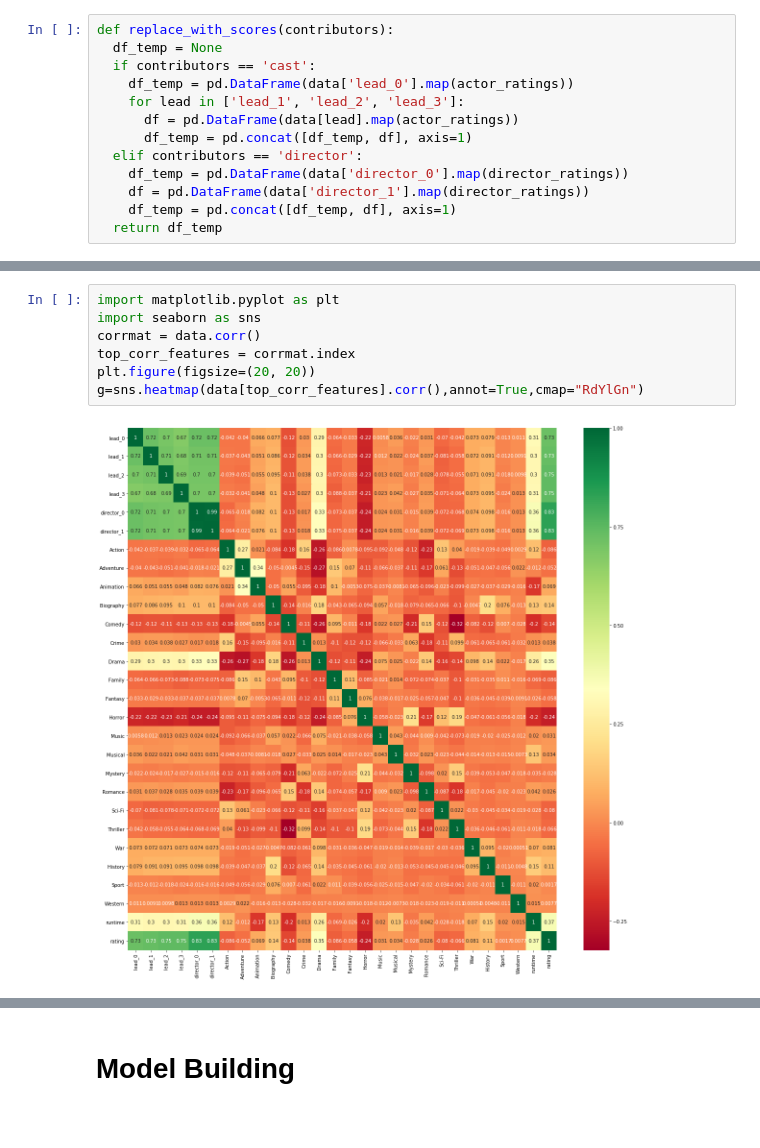
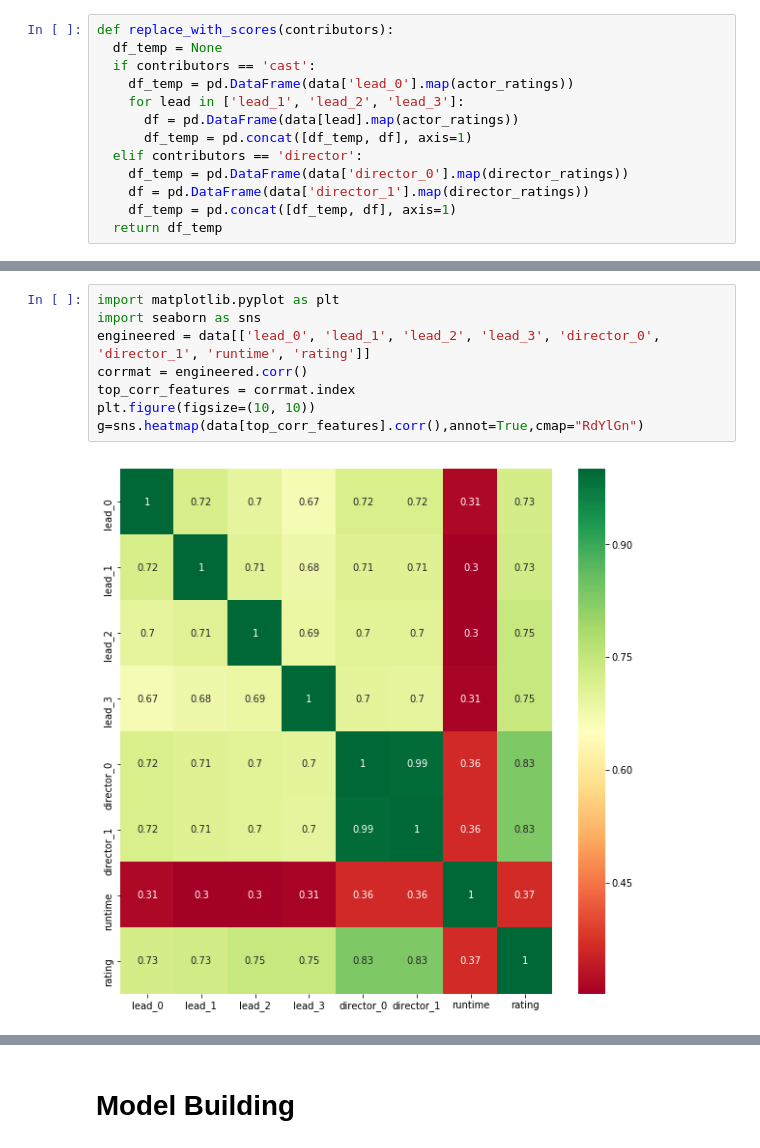
Before and after one commit to Sudeepam97/IMDb-rating-prediction, a Jupyter notebook: classifier.ipynb, the cells around one changed output, grey strips where cells are left out. Saved outputs shown, nothing was run; the diff lists cells and outputs as text; blank space fills up the shorter version.

```diff
--- a/classifier.ipynb
+++ b/classifier.ipynb
@@ -218,12 +228,13 @@ data.head()
 # %%
 import matplotlib.pyplot as plt
 import seaborn as sns
-corrmat = data.corr()
+engineered = data[['lead_0', 'lead_1', 'lead_2', 'lead_3', 'director_0', 'director_1', 'runtime', 'rating']]
+corrmat = engineered.corr()
 top_corr_features = corrmat.index
-plt.figure(figsize=(20, 20))
+plt.figure(figsize=(10, 10))
 g=sns.heatmap(data[top_corr_features].corr(),annot=True,cmap="RdYlGn")
 # %% [output]
-[figure, old version]
+[figure, new version]
 # %%
 # cast and directors have been well correlated
 # with ratings so we can save this data now.
```
Also changed, not shown: parts of 21 cells of this notebook.
